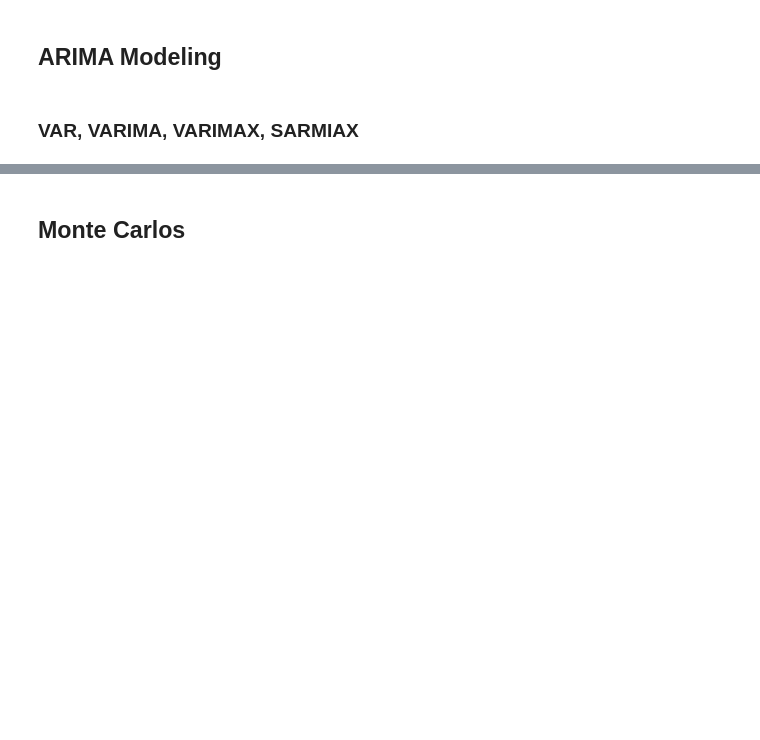
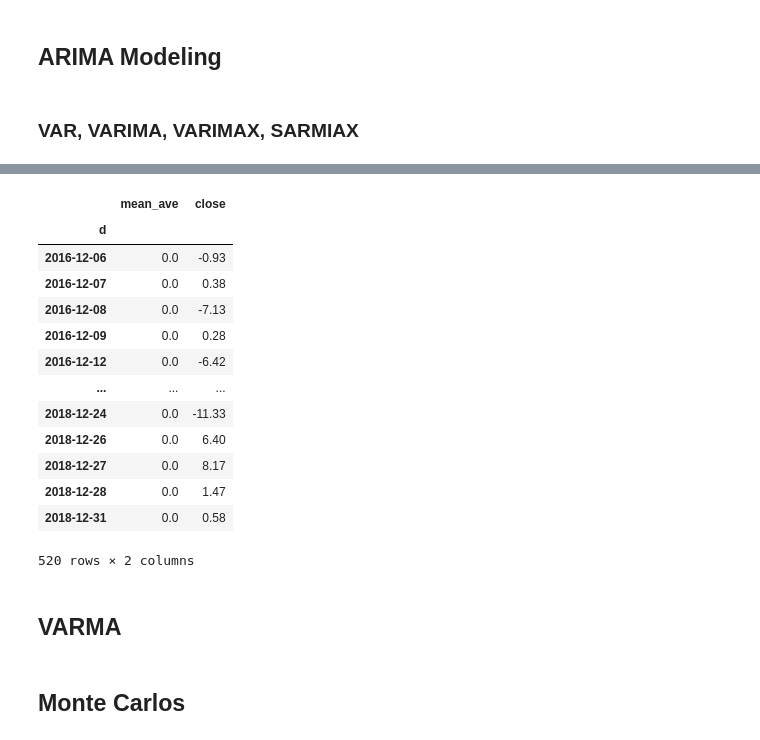
Before and after one commit to MichaelBurak/regime_changes, a Jupyter notebook: regime_changes.ipynb, the cells around one changed output, grey strips where cells are left out. Cells and saved outputs as stored; diff of their text form; code cells hidden in the pictures; blank space fills up the shorter version.

```diff
--- a/regime_changes.ipynb
+++ b/regime_changes.ipynb
@@ -1213,0 +1319,3 @@ plot(lmt_df[['close', 'mean_ave']], anomaly=anomalies, ts_linewidth=1, ts_marker
+# %%
+train = diff_df.iloc[:4130]
+test = diff_df.iloc[4130:]
@@ -1213,0 +1400,19 @@ plot(lmt_df[['close', 'mean_ave']], anomaly=anomalies, ts_linewidth=1, ts_marker
+# %%
+test
+# %% [output]
+|  | mean_ave | close |
+| d |  |  |
+| 2016-12-06 | 0.0 | -0.93 |
+| 2016-12-07 | 0.0 | 0.38 |
+| 2016-12-08 | 0.0 | -7.13 |
+| 2016-12-09 | 0.0 | 0.28 |
+| 2016-12-12 | 0.0 | -6.42 |
+| ... | ... | ... |
+| 2018-12-24 | 0.0 | -11.33 |
+| 2018-12-26 | 0.0 | 6.40 |
+| 2018-12-27 | 0.0 | 8.17 |
+| 2018-12-28 | 0.0 | 1.47 |
+| 2018-12-31 | 0.0 | 0.58 |
+520 rows × 2 columns
+# %% [markdown]
+## VARMA
```
Also changed, not shown: parts of 55 cells of this notebook.
